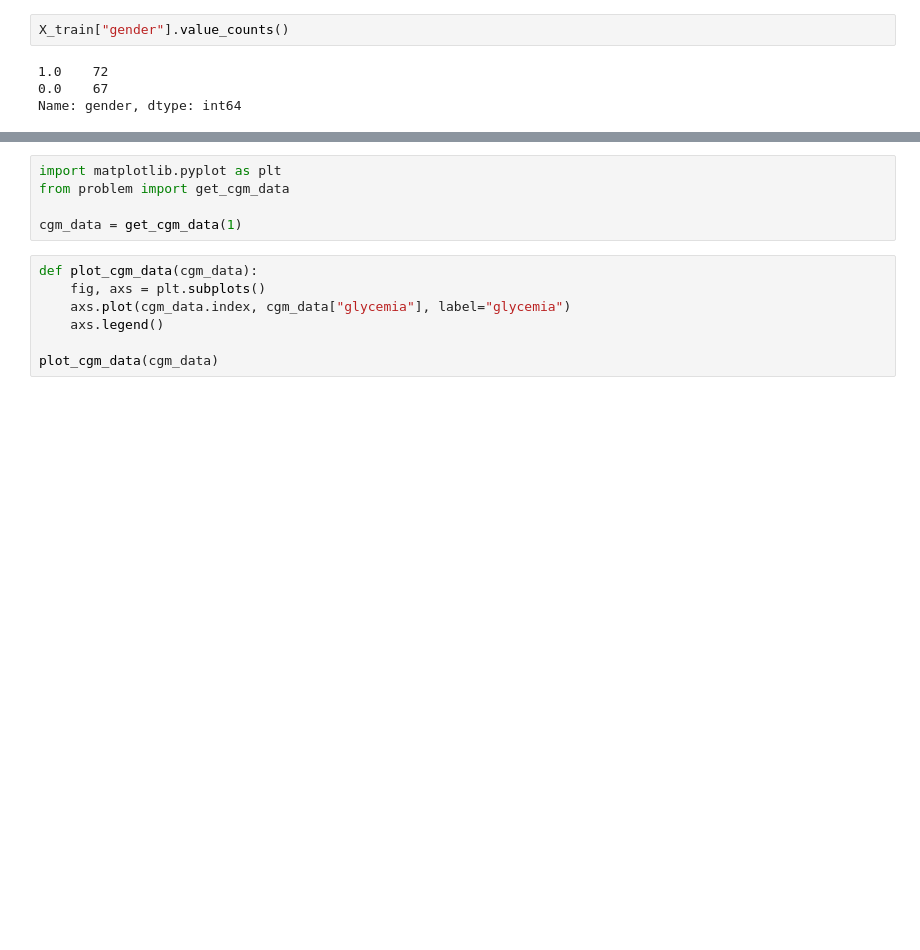
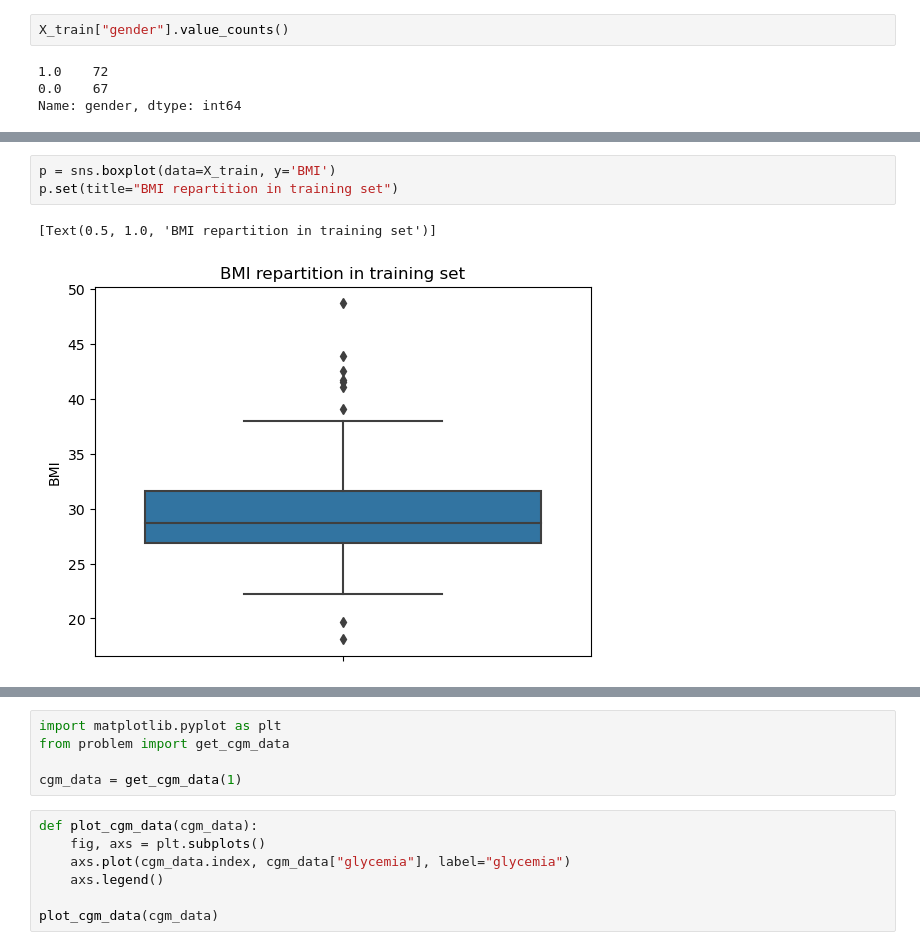
Before and after one commit to AlexandreChaussard/Datacamp-Project, a Jupyter notebook: DT2_starting_kit.ipynb, the cells around one changed output, grey strips where cells are left out. Drawn from its saved outputs; the diff is of its cells as text; blank space fills up the shorter version.

```diff
--- a/DT2_starting_kit.ipynb
+++ b/DT2_starting_kit.ipynb
@@ -88,0 +117,6 @@ etc...
+# %%
+p = sns.boxplot(data=X_train, y='BMI')
+p.set(title="BMI repartition in training set")
+# %% [output]
+[Text(0.5, 1.0, 'BMI repartition in training set')]
+[figure, added]
```
Also changed, not shown: parts of 21 cells of this notebook, 1 other file.
